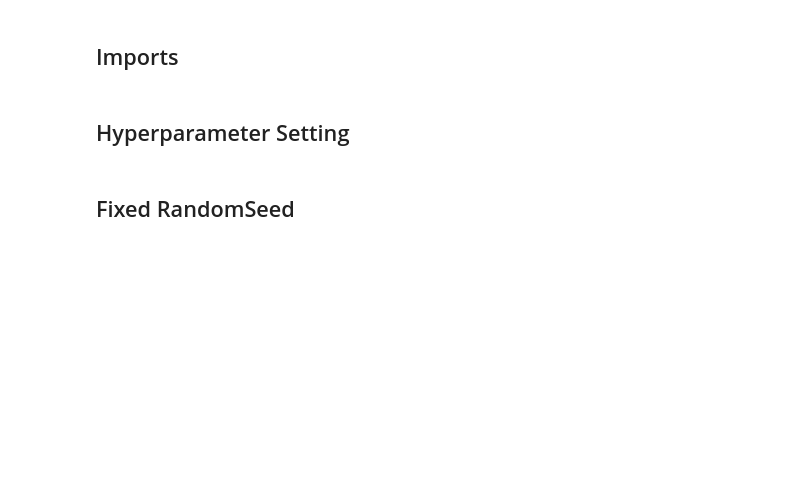
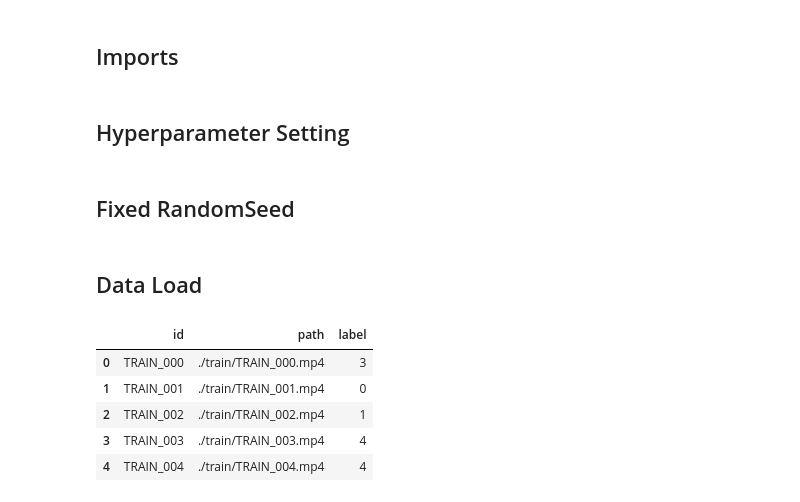
Before and after one commit to SangHui48/dacon_hand_gesture_detect_modeling, a Jupyter notebook: baseline_to_tensorflow.ipynb, the cells around one changed output. Cells and saved outputs as stored; diff of their text form; code cells hidden in the pictures; blank space fills up the shorter version.

```diff
--- a/baseline_to_tensorflow.ipynb
+++ b/baseline_to_tensorflow.ipynb
@@ -35,3 +44,5 @@ def seed_everything(seed):
     np.random.seed(seed)
 
 seed_everything(CFG['SEED']) # SEED 고정
+# %% [markdown]
+## Data Load
@@ -37,0 +51,9 @@ seed_everything(CFG['SEED']) # SEED 고정
+# %%
+df.head()
+# %% [output]
+|  | id | path | label |
+| 0 | TRAIN_000 | ./train/TRAIN_000.mp4 | 3 |
+| 1 | TRAIN_001 | ./train/TRAIN_001.mp4 | 0 |
+| 2 | TRAIN_002 | ./train/TRAIN_002.mp4 | 1 |
+| 3 | TRAIN_003 | ./train/TRAIN_003.mp4 | 4 |
+| 4 | TRAIN_004 | ./train/TRAIN_004.mp4 | 4 |
```
Also changed, not shown: parts of 12 cells of this notebook, 1 other file.
